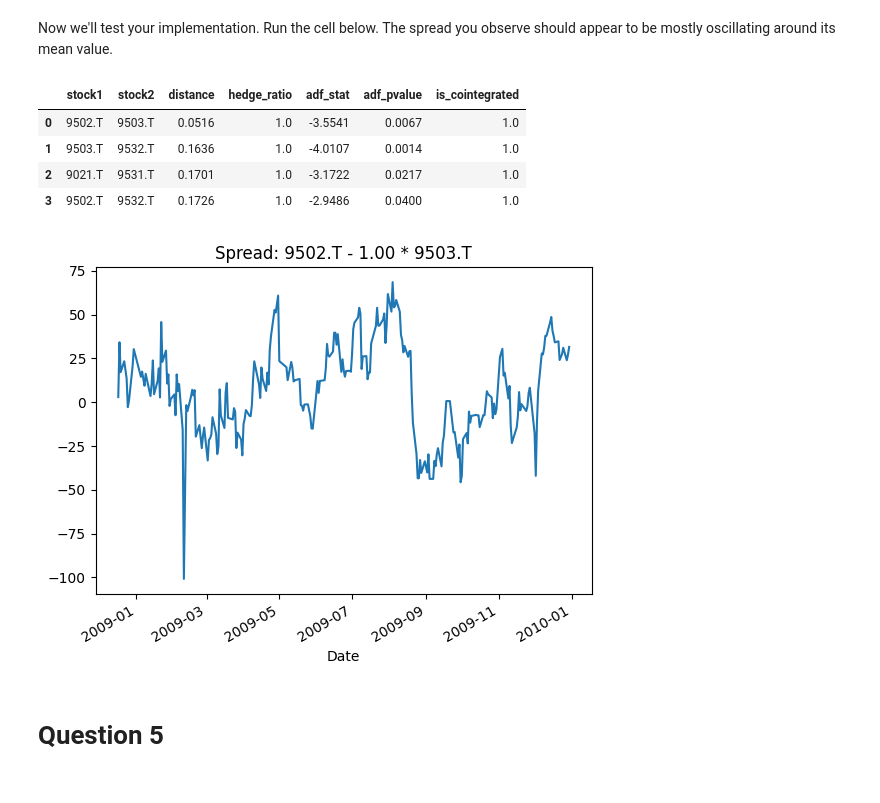
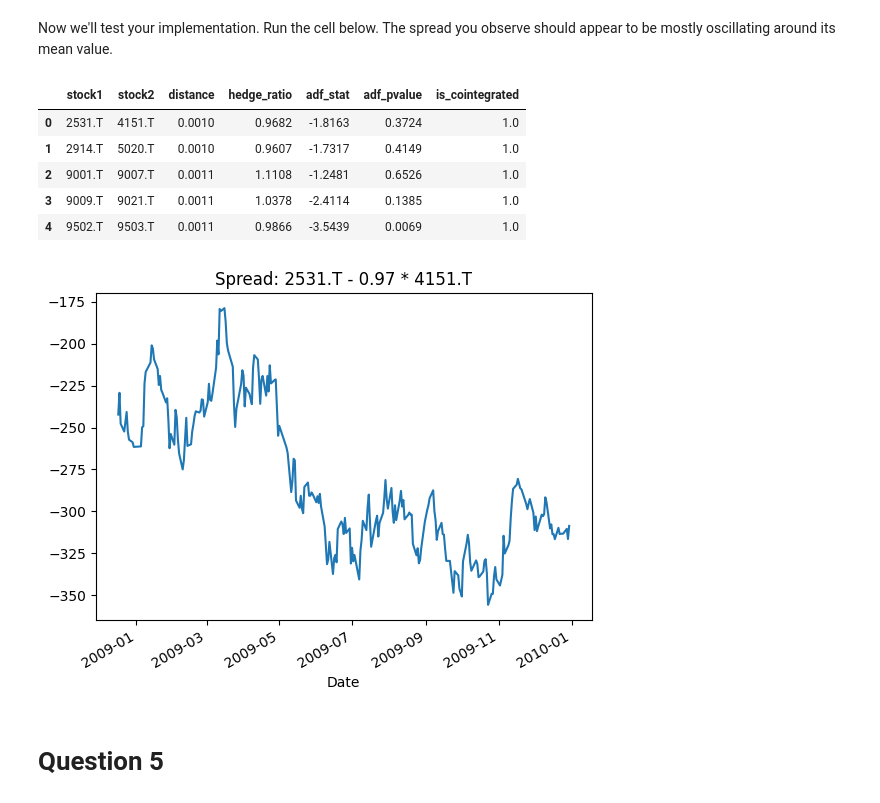
Before and after one commit to BjornThor123/Statistical_Arbitrage_Stanford_MS-E244, a Jupyter notebook: Homework 2/MSE244_HW2_sondre.ipynb, the cells around one changed output. Cells and saved outputs as stored; diff of their text form; code cells hidden in the pictures.

Commit message:
extra credit

```diff
--- a/Homework 2/MSE244_HW2_sondre.ipynb
+++ b/Homework 2/MSE244_HW2_sondre.ipynb
@@ -347,6 +347,7 @@ def form_pairs(prices: pd.DataFrame, config: dict) -> pd.DataFrame:
         raise ValueError('Distance metric not allowed')
 
     prices = prices / prices.iloc[0, :]
+    returns = prices.pct_change().dropna()
 
     data = []
     already_present = []
@@ -357,11 +358,10 @@ def form_pairs(prices: pd.DataFrame, config: dict) -> pd.DataFrame:
             if distance_metric == 'ssd':
                 distance = ((prices.loc[:, company1] - prices.loc[:, company2])**2).sum()
             elif distance_metric == 'wsd':
-                pass
+                distance = stats.wasserstein_distance(returns.loc[:, company1], returns.loc[:, company2])
             data.append([company1, company2, distance])
             already_present.append((company1, company2))
 
     pairs = pd.DataFrame(data, columns=['stock1', 'stock2', 'distance'])
     pairs = pairs.sort_values(by='distance').head(config['NUM_PAIRS']).reset_index(drop=True)
     return pairs
-    # Remember extra credit
@@ -448,12 +453,17 @@ Complete the function in `backtest.py` and paste your complete `estimate_hedge_r
 # Your code here
 def estimate_hedge_ratio(prices: pd.DataFrame, pairs: pd.DataFrame, config: dict) -> pd.DataFrame:
     idxs, hedge_ratios, adf_stats, adf_pvalues, is_cointegrated = [], [], [], [], []
+    returns = prices.pct_change().dropna()
     for idx, (s1, s2, _) in pairs.iterrows():
         s1_price, s2_price = prices.loc[:, s1], prices.loc[:, s2]
         if config['HEDGE_RATIO_METHOD'] == 'unit':
             hedge_ratio = 1.0
         elif config['HEDGE_RATIO_METHOD'] == 'ols':
             hedge_ratio = sm.OLS(s1_price, s2_price).fit().params.iloc[0]
+        elif config['HEDGE_RATIO_METHOD'] == 'tls':
+            r1, r2 = returns.loc[:, s1], returns.loc[:, s2]
+            r1_var, r2_var, r1r2_cov = r1.var(), r2.var(), np.cov(r1, r2)[0,1]
+            hedge_ratio = (r2_var - r1_var + np.sqrt((r2_var - r1_var)**2 + 4*r1r2_cov**2)) / (2*r1r2_cov)
         hedge_ratios.append(hedge_ratio)
         spread = s2_price - hedge_ratio*s1_price
         adf_test = ADF(spread)
@@ -474,36 +487,37 @@ Now we'll test your implementation. Run the cell below. The spread you observe s
 # %%
 # Take the pairs you created above and prices and returns and
 # pass them to the `estimate_hedge_ratio` function.
 
 config = {
-    'DISTANCE_METRIC': 'ssd',
-    'HEDGE_RATIO_METHOD': 'unit',
-    'COINT_THRESHOLD': 0.05,
+    'DISTANCE_METRIC': 'wsd',
+    'HEDGE_RATIO_METHOD': 'tls',
+    'COINT_THRESHOLD': 1,
 }
 
 # Estimate hedge ratios
 hedge_ratios = estimate_hedge_ratio(filtered_prices, pairs, config)
 display(hedge_ratios)
 
 # Plot the first hedge ratio as a spread
 pair_idx = 0
 
 ticker1 = hedge_ratios['stock1'].iloc[pair_idx]
 ticker2 = hedge_ratios['stock2'].iloc[pair_idx]
 hr = hedge_ratios['hedge_ratio'].iloc[pair_idx]
 s1 = filtered_prices[ticker1]
 s2 = filtered_prices[ticker2]
 spread = s1 - hr * s2
 spread.plot()
 plt.title(f'Spread: {ticker1} - {hr:.2f} * {ticker2}')
 plt.show()
 # %% [output]
 |  | stock1 | stock2 | distance | hedge_ratio | adf_stat | adf_pvalue | is_cointegrated |
-| 0 | 9502.T | 9503.T | 0.0516 | 1.0 | -3.5541 | 0.0067 | 1.0 |
-| 1 | 9503.T | 9532.T | 0.1636 | 1.0 | -4.0107 | 0.0014 | 1.0 |
-| 2 | 9021.T | 9531.T | 0.1701 | 1.0 | -3.1722 | 0.0217 | 1.0 |
-| 3 | 9502.T | 9532.T | 0.1726 | 1.0 | -2.9486 | 0.0400 | 1.0 |
+| 0 | 2531.T | 4151.T | 0.0010 | 0.9682 | -1.8163 | 0.3724 | 1.0 |
+| 1 | 2914.T | 5020.T | 0.0010 | 0.9607 | -1.7317 | 0.4149 | 1.0 |
+| 2 | 9001.T | 9007.T | 0.0011 | 1.1108 | -1.2481 | 0.6526 | 1.0 |
+| 3 | 9009.T | 9021.T | 0.0011 | 1.0378 | -2.4114 | 0.1385 | 1.0 |
+| 4 | 9502.T | 9503.T | 0.0011 | 0.9866 | -3.5439 | 0.0069 | 1.0 |
-[figure, old version]
+[figure, new version]
 # %% [markdown]
 # Question 5
 # %% [markdown]
```
Also changed, not shown: parts of 4 cells of this notebook.
